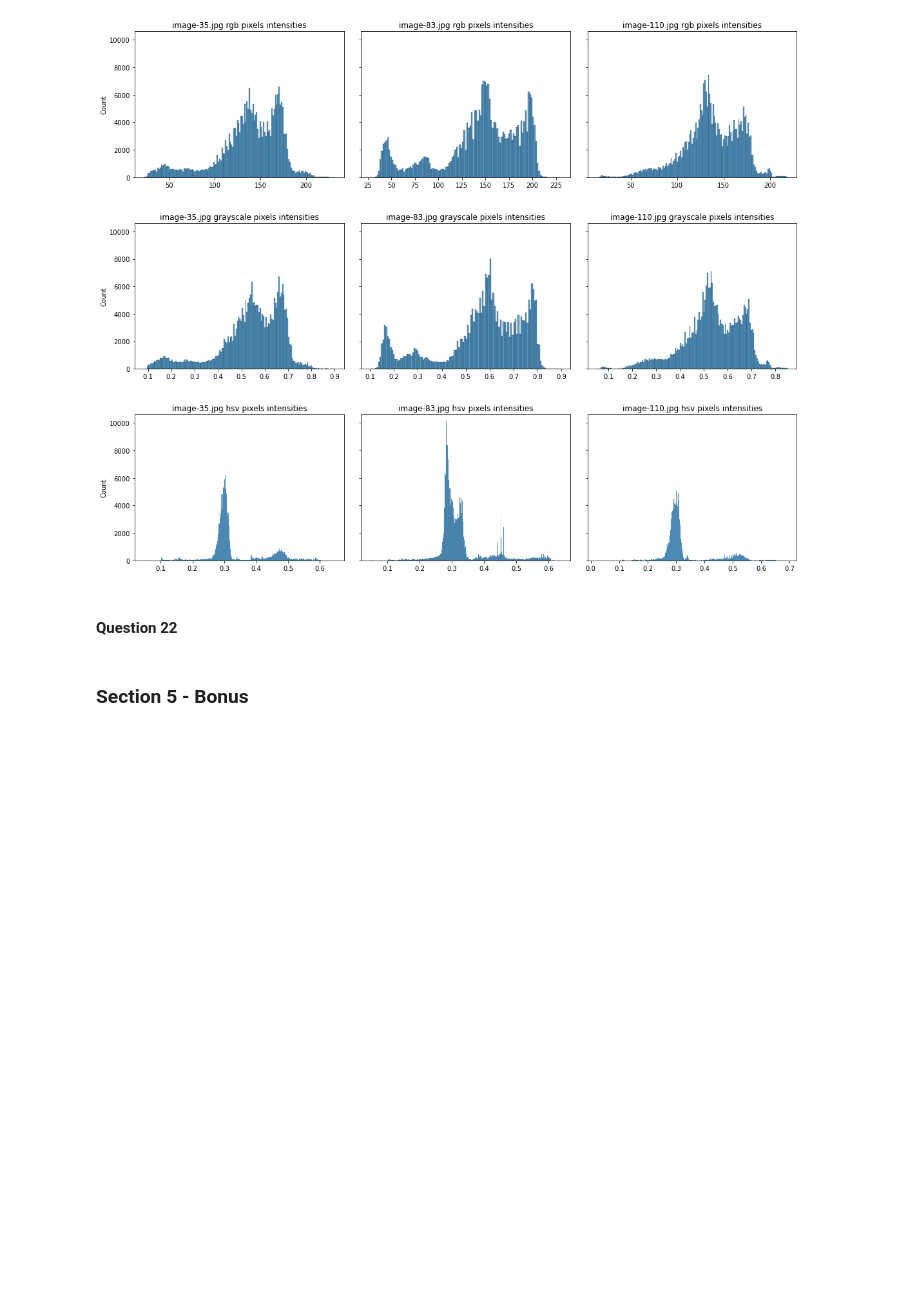
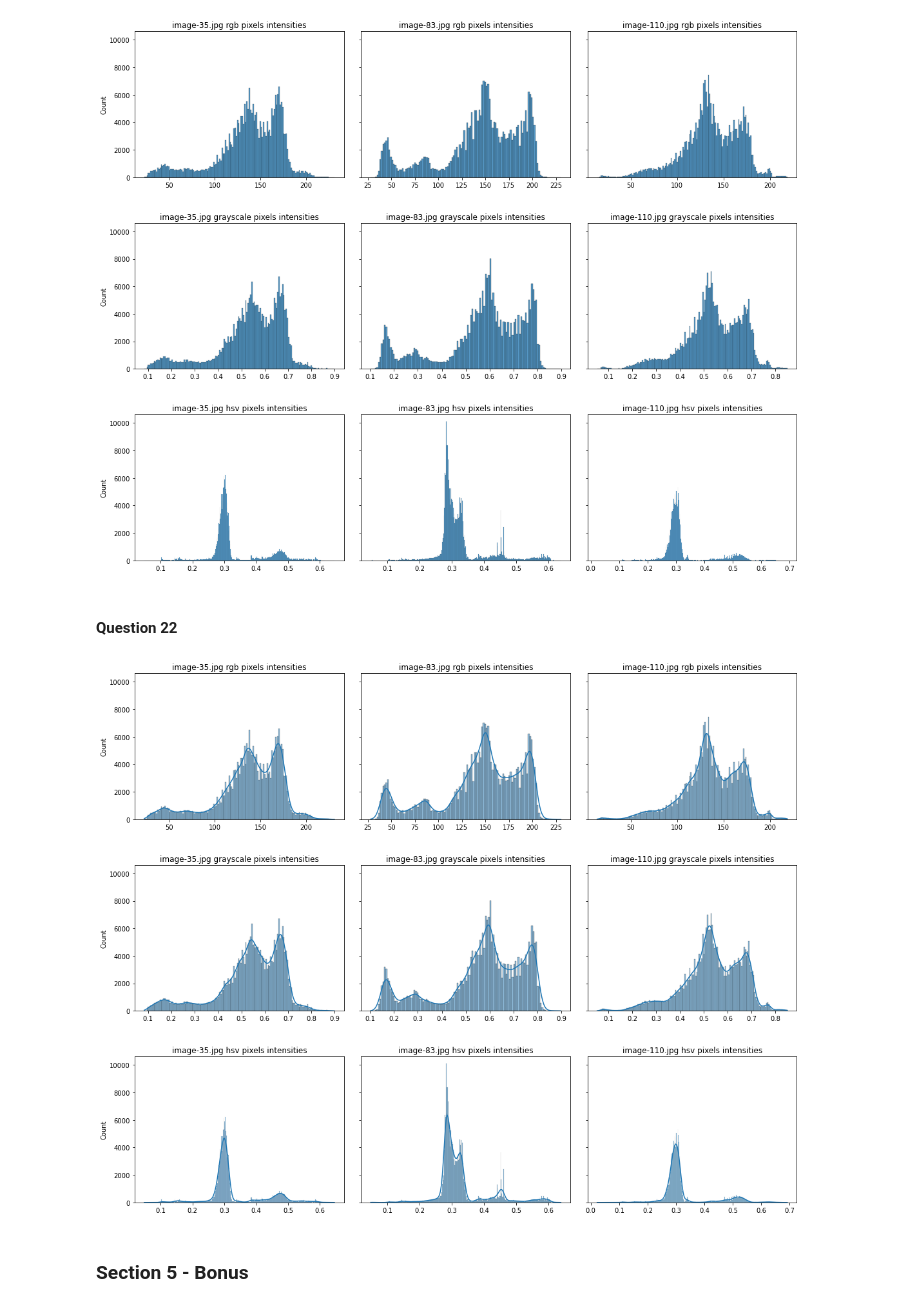
Before and after one commit to mamello-justice/computer-vision, a Jupyter notebook: work/Lab1.ipynb, the cells around one changed output. Drawn from its saved outputs; the diff is of its cells as text; code cells hidden in the pictures; blank space fills up the shorter version.

```diff
--- a/work/Lab1.ipynb
+++ b/work/Lab1.ipynb
@@ -437,6 +437,51 @@ perform_function_on_defaults(display_pixel_intensity_histograms)
 [figure]
 # %% [markdown]
 #### Question 22
+# %%
+fig, axes = plt.subplots(3, num_images, sharey=True)
+
+fig.set_figwidth(5 * num_images)
+fig.set_figheight(12)
+fig.tight_layout(h_pad=5)
+
+
+def display_pixel_intensity_histograms_with_kernel_density_estimations(image, _mask, i):
+    name = os.path.basename(image.filename)
+    image_arr = np.asarray(image)
+
+    image_intensities = np.mean(image_arr, 2).flatten()
+    sns.histplot(
+        ax=axes[0, i],
+        data=image_intensities,
+        kde=True
+    ).set(
+        title=f"{name} rgb pixels intensities"
+    )
+
+    grayscale = skimage.color.rgb2gray(image_arr)
+    grayscale_arr = np.asarray(grayscale).flatten()
+    sns.histplot(
+        ax=axes[1, i],
+        data=grayscale_arr,
+        kde=True
+    ).set(
+        title=f"{name} grayscale pixels intensities"
+    )
+
+    hsv = skimage.color.rgb2hsv(image_arr)
+    hsv_arr = np.mean(hsv, 2).flatten()
+    sns.histplot(
+        ax=axes[2, i],
+        data=hsv_arr,
+        kde=True
+    ).set(
+        title=f"{name} hsv pixels intensities"
+    )
+
+
+perform_function_on_defaults(display_pixel_intensity_histograms_with_kernel_density_estimations)
+# %% [output]
+[figure, added]
 # %% [markdown]
 ### Section 5 - Bonus
 # %% [markdown]
```
Also changed, not shown: parts of 16 cells of this notebook.
